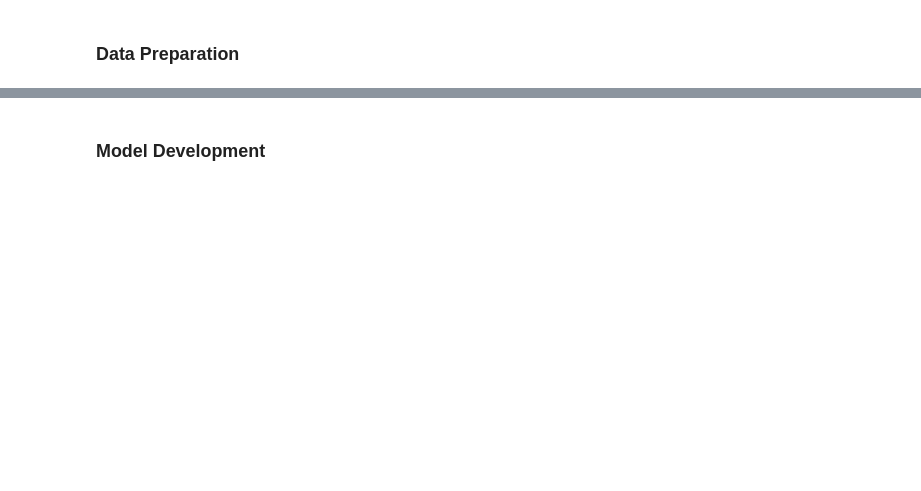
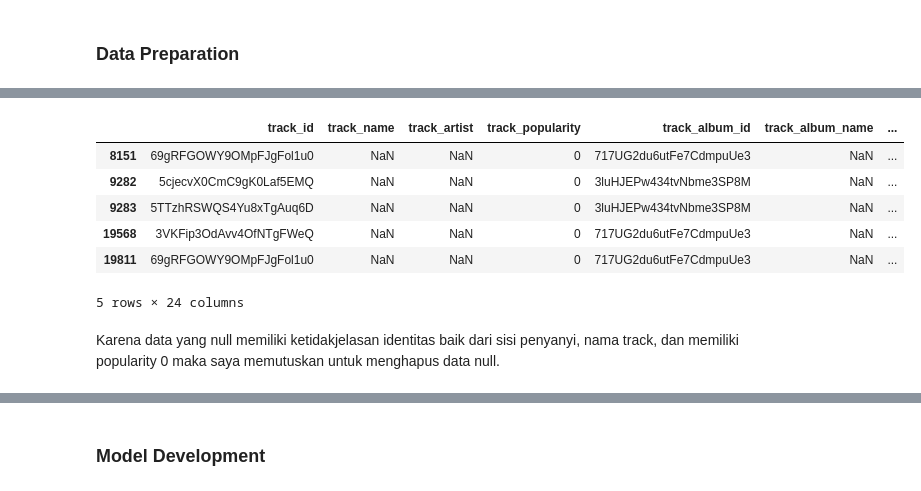
Before and after one commit to ricii1/Music-Recommendation-System, a Jupyter notebook: RecommendationSystem.ipynb, the cells around one changed output, grey strips where cells are left out. Drawn from its saved outputs; the diff is of its cells as text; code cells hidden in the pictures; blank space fills up the shorter version.

```diff
--- a/RecommendationSystem.ipynb
+++ b/RecommendationSystem.ipynb
@@ -415,0 +422,14 @@ plt.show()
+# %%
+# Melihat null data
+null_data = raw_data[raw_data.isnull().any(axis=1)]
+null_data
+# %% [output]
+|  | track_id | track_name | track_artist | track_popularity | track_album_id | track_album_name | ... |
+| 8151 | 69gRFGOWY9OMpFJgFol1u0 | NaN | NaN | 0 | 717UG2du6utFe7CdmpuUe3 | NaN | ... |
+| 9282 | 5cjecvX0CmC9gK0Laf5EMQ | NaN | NaN | 0 | 3luHJEPw434tvNbme3SP8M | NaN | ... |
+| 9283 | 5TTzhRSWQS4Yu8xTgAuq6D | NaN | NaN | 0 | 3luHJEPw434tvNbme3SP8M | NaN | ... |
+| 19568 | 3VKFip3OdAvv4OfNTgFWeQ | NaN | NaN | 0 | 717UG2du6utFe7CdmpuUe3 | NaN | ... |
+| 19811 | 69gRFGOWY9OMpFJgFol1u0 | NaN | NaN | 0 | 717UG2du6utFe7CdmpuUe3 | NaN | ... |
+5 rows × 24 columns
+# %% [markdown]
+Karena data yang null memiliki ketidakjelasan identitas baik dari sisi penyanyi, nama track, dan memiliki popularity 0 maka saya memutuskan untuk menghapus data null.
```
Also changed, not shown: parts of 27 cells of this notebook.
